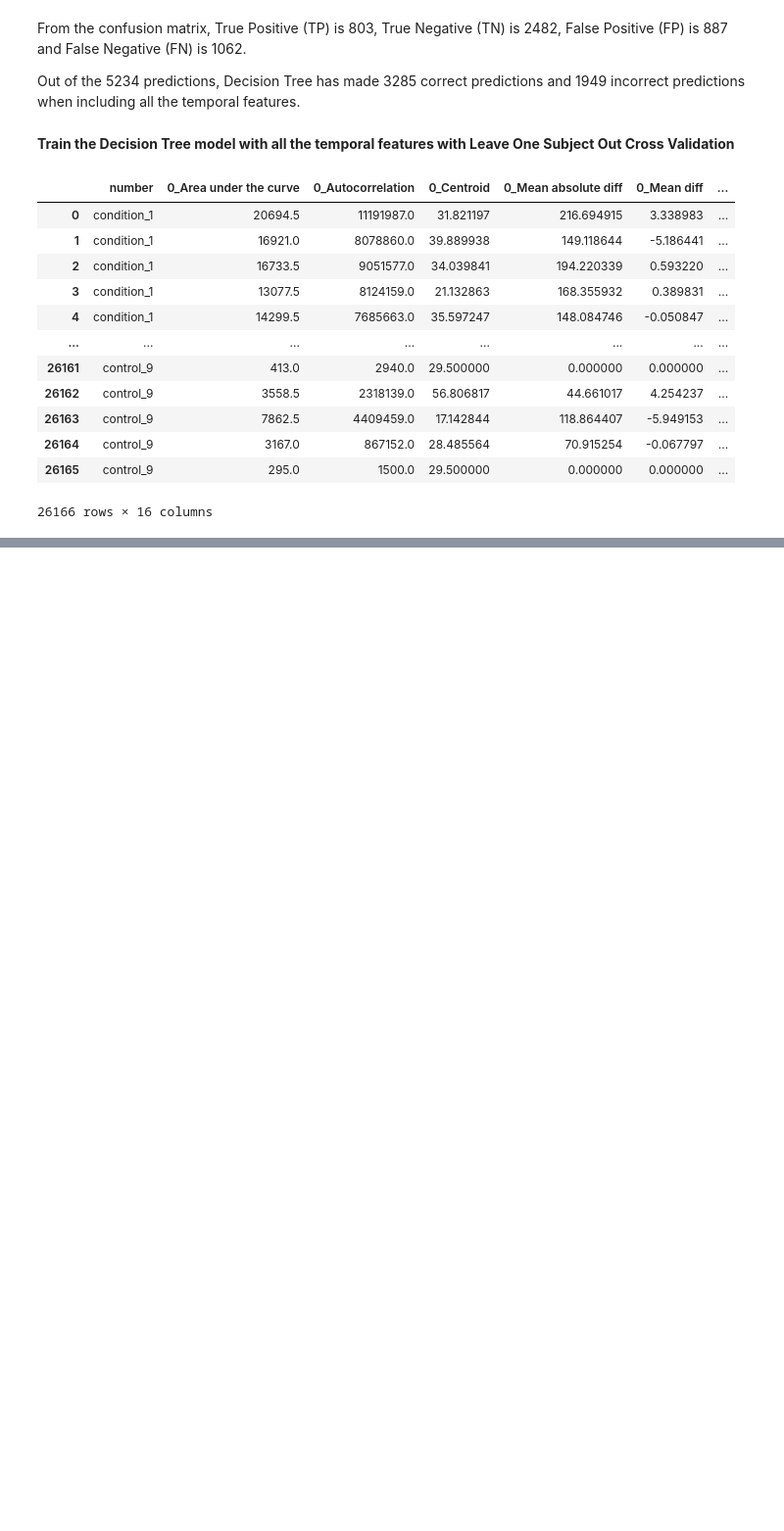
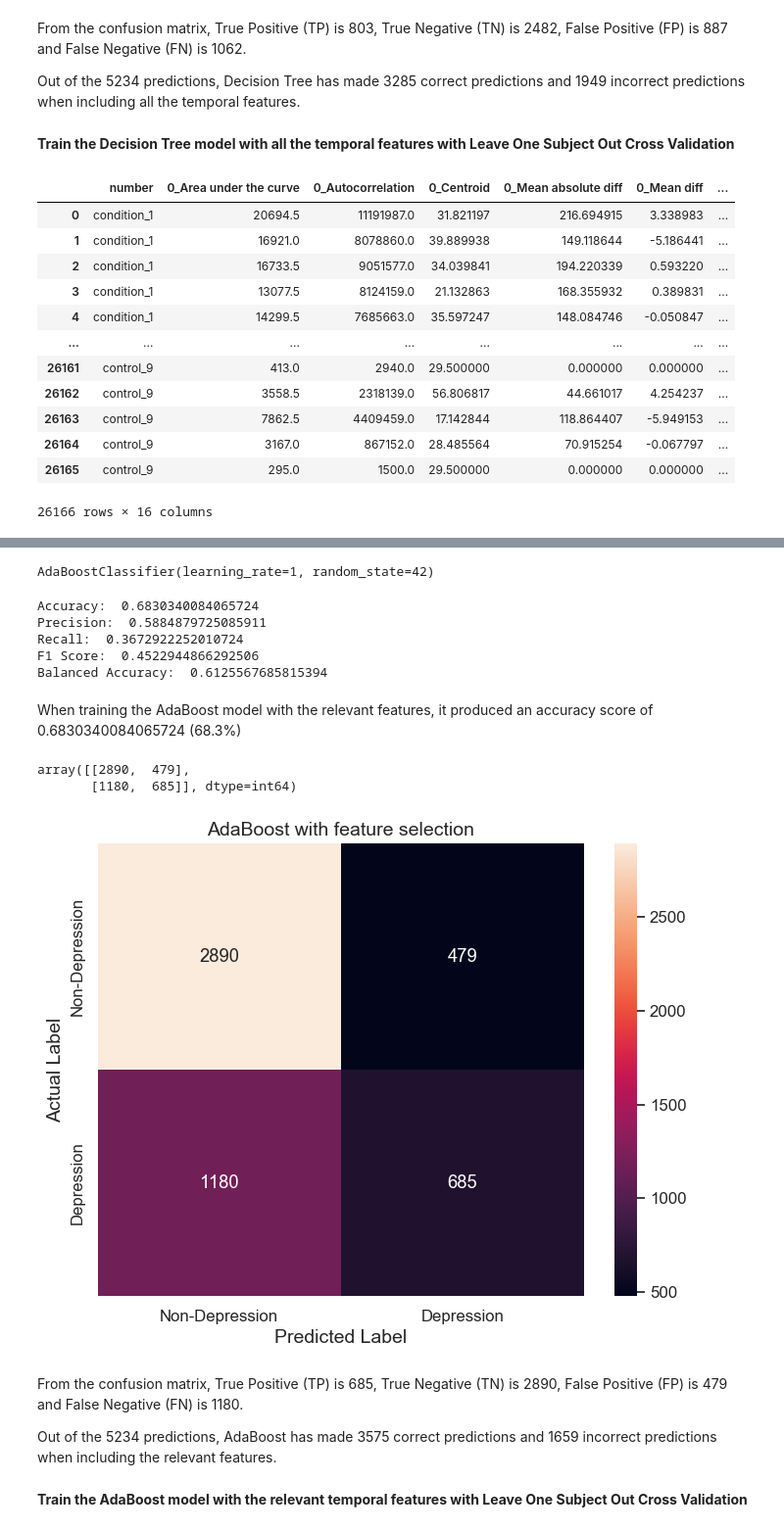
Before and after one commit to KADev2022/CS3IP, a Jupyter notebook: Machine Learning Experiment - Depression or Non-Depression Classification (Final).ipynb, the cells around one changed output, grey strips where cells are left out. Shown at 98% size. Cells and saved outputs as stored; diff of their text form; code cells hidden in the pictures; blank space fills up the shorter version.

```diff
--- a/Machine Learning Experiment - Depression or Non-Depression Classification (Final).ipynb
+++ b/Machine Learning Experiment - Depression or Non-Depression Classification (Final).ipynb
@@ -2999,0 +3398,56 @@ On an average of 475.75 predictions, Naive Bayes has made an average of 308.80 c
+# %%
+# Train the AdaBoost model
+ab_clf = AdaBoostClassifier(n_estimators=50, learning_rate=1, random_state=42)
+ab_clf.fit(X_train, y_train)
+# %% [output]
+AdaBoostClassifier(learning_rate=1, random_state=42)
+# %%
+# Predict the class for the independent variables
+y_pred = ab_clf.predict(X_test)
+# %%
+# Evaluation metric results for AdaBoost with the relevant temporal features without cross validation
+
+# Accuracy score for AdaBoost
+accuracy = accuracy_score(y_test, y_pred)
+print("Accuracy: ", accuracy)
+
+# Precision score for AdaBoost
+precision = precision_score(y_test, y_pred)
+print("Precision: ", precision)
+
+# Recall score for AdaBoost
+recall = recall_score(y_test, y_pred)
+print("Recall: ", recall)
+
+# F1 score for AdaBoost
+f1 = f1_score(y_test, y_pred)
+print("F1 Score: ", f1)
+
+# Balanced Accuracy score for AdaBoost
+balanced_accuracy = balanced_accuracy_score(y_test, y_pred)
+print("Balanced Accuracy: ", balanced_accuracy)
+# %% [output]
+Accuracy:  0.6830340084065724
+Precision:  0.5884879725085911
+Recall:  0.3672922252010724
+F1 Score:  0.4522944866292506
+Balanced Accuracy:  0.6125567685815394
+# %% [markdown]
+When training the AdaBoost model with the relevant features, it produced an accuracy score of 0.6830340084065724 (68.3%)
+# %%
+# Confusion matrix for the AdaBoost model with the relevant temporal features
+confusion_matrix(y_test, y_pred)
+# %% [output]
+array([[2890,  479],
+       [1180,  685]], dtype=int64)
+# %%
+plot_confusion_matrix_without_cross_validation(confusion_matrix(y_test, y_pred),
+                                               "AdaBoost with feature selection")
+# %% [output]
+[figure, added]
+# %% [markdown]
+From the confusion matrix, True Positive (TP) is 685, True Negative (TN) is 2890, False Positive (FP) is 479 and False Negative (FN) is 1180.<br>
+
+Out of the 5234 predictions, AdaBoost has made 3575 correct predictions and 1659 incorrect predictions when including the relevant features.
+# %% [markdown]
+**Train the AdaBoost model with the relevant temporal features with Leave One Subject Out Cross Validation**
```
Also changed, not shown: parts of 187 cells of this notebook.
